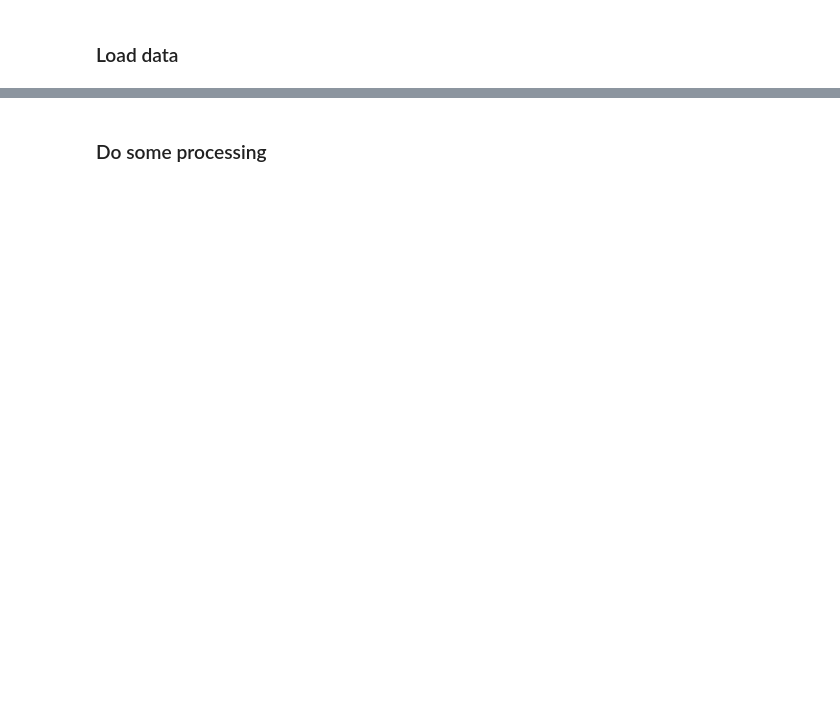
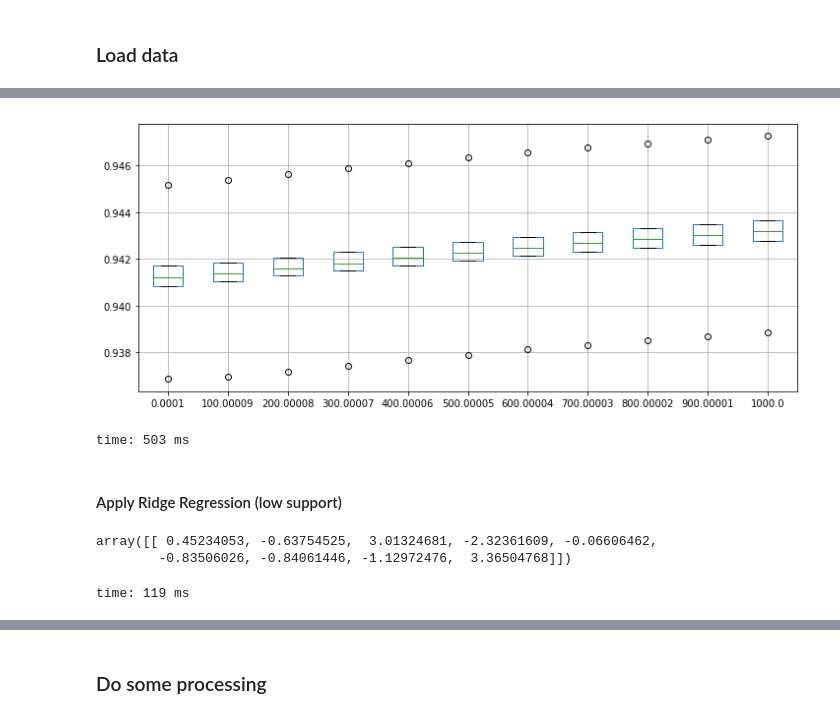
Before and after one commit to lumosan/ml2017-projects, a Jupyter notebook: project2/project_recommender_system/scripts/combine_models.ipynb, the cells around one changed output, grey strips where cells are left out. Cells and saved outputs as stored; diff of their text form; code cells hidden in the pictures; blank space fills up the shorter version.

```diff
--- a/project2/project_recommender_system/scripts/combine_models.ipynb
+++ b/project2/project_recommender_system/scripts/combine_models.ipynb
@@ -39,0 +313,26 @@ sp_obs_val = load_data('{}{}.csv'.format(DATA_PATH, 'validation_set'))
+# %%
+plt.figure(figsize=(12,5))
+pd.DataFrame(test_errors).boxplot()
+plt.show()
+# %% [output]
+[figure, added]
+time: 503 ms
+# %% [markdown]
+#### Apply Ridge Regression (low support)
+# %%
+from sklearn.linear_model import Ridge
+
+y = df_obs_te_low.copy()
+X = df_pred_te_low.copy()
+test = df_pred_te_low.copy()
+
+clf = Ridge(alpha=10, fit_intercept=False)
+clf.fit(X, y)
+
+pred = pd.DataFrame(clf.predict(X))
+
+clf.coef_
+# %% [output]
+array([[ 0.45234053, -0.63754525,  3.01324681, -2.32361609, -0.06606462,
+        -0.83506026, -0.84061446, -1.12972476,  3.36504768]])
+time: 119 ms
```
Also changed, not shown: parts of 66 cells of this notebook, 5 other files.
